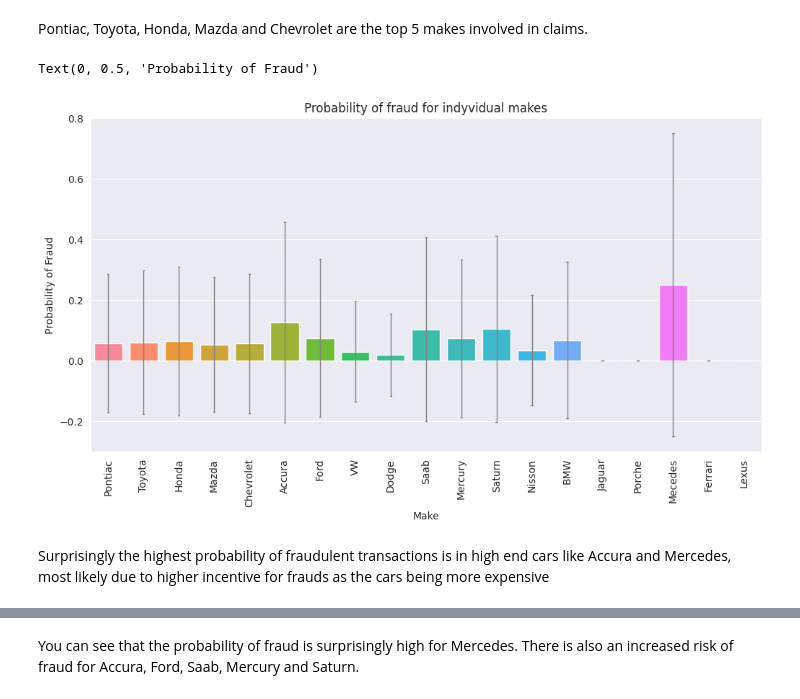
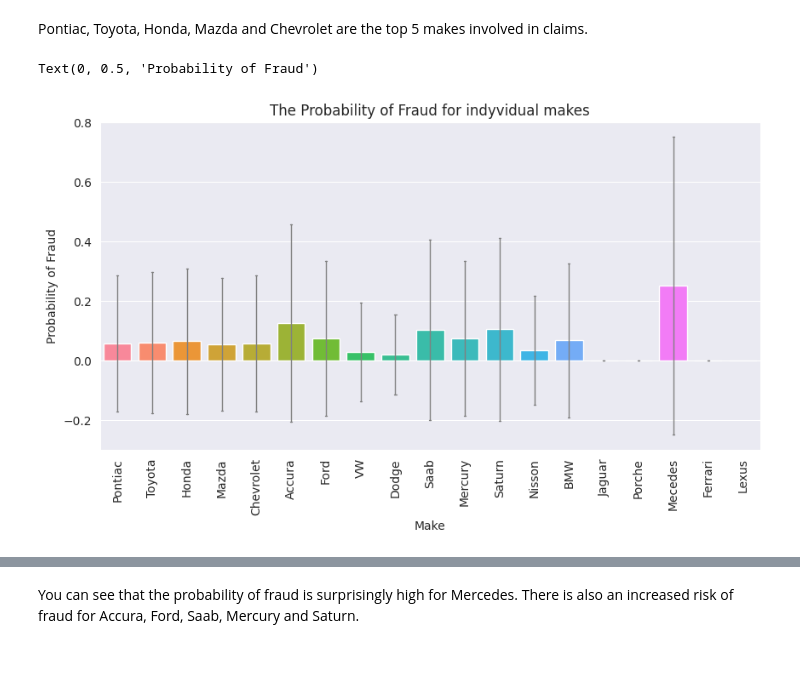
Before and after one commit to aziegert/Vehicle_Insurance_Claim_Fraud_Detection, a Jupyter notebook: Vehicle_Insurance_Claim_Fraud_Detection_v2.ipynb, the cells around one changed output, grey strips where cells are left out. Drawn from its saved outputs; the diff is of its cells as text; code cells hidden in the pictures; blank space fills up the shorter version.

```diff
--- a/Vehicle_Insurance_Claim_Fraud_Detection_v2.ipynb
+++ b/Vehicle_Insurance_Claim_Fraud_Detection_v2.ipynb
@@ -62,7 +58,6 @@ from sklearn.model_selection import cross_val_score
 #Loading data
 # %%
 path = pathlib.Path('/content/drive/MyDrive/Colab Notebooks/Moje Projekty/fraud_oracle.csv')
-df_ = pd.read_csv(path)
-df = df_.copy()
+df = pd.read_csv(path)
 # %% [markdown]
 #EDA
@@ -307,6 +303,6 @@ plt.tight_layout()
 # %%
-make_order = df_['Make'].value_counts().index
-sns.countplot(y=df_['Make'], palette='Blues_r',
+make_order = df['Make'].value_counts().index
+sns.countplot(y=df['Make'], palette='Blues_r',
               order=make_order).set(title='The number of claims for different makes of cars')
 # %% [output]
 [Text(0.5, 1.0, 'The number of claims for different makes of cars')]
@@ -314,18 +310,16 @@ sns.countplot(y=df_['Make'], palette='Blues_r',
 # %% [markdown]
 Pontiac, Toyota, Honda, Mazda and Chevrolet are the top 5 makes involved in claims.
 # %%
-plt.figure(figsize=(12,6))
-sns.barplot(data=df_, x='Make', y='FraudFound_P',
+plt.figure(figsize=(10,5))
+sns.barplot(data=df, x='Make', y='FraudFound_P',
             capsize = 0.05,
             saturation = 8,
             errcolor = 'gray', errwidth = 1,
             order=make_order,
             errorbar = 'sd' )
 plt.xticks(rotation=90)
-plt.title('Probability of fraud for indyvidual makes')
+plt.title('The Probability of Fraud for indyvidual makes')
 plt.ylabel('Probability of Fraud')
 # %% [output]
 Text(0, 0.5, 'Probability of Fraud')
-[figure, old version]
+[figure, new version]
-# %% [markdown]
-Surprisingly the highest probability of fraudulent transactions is in high end cars like Accura and Mercedes, most likely due to higher incentive for frauds as the cars being more expensive
```
Also changed, not shown: parts of 136 cells of this notebook.
